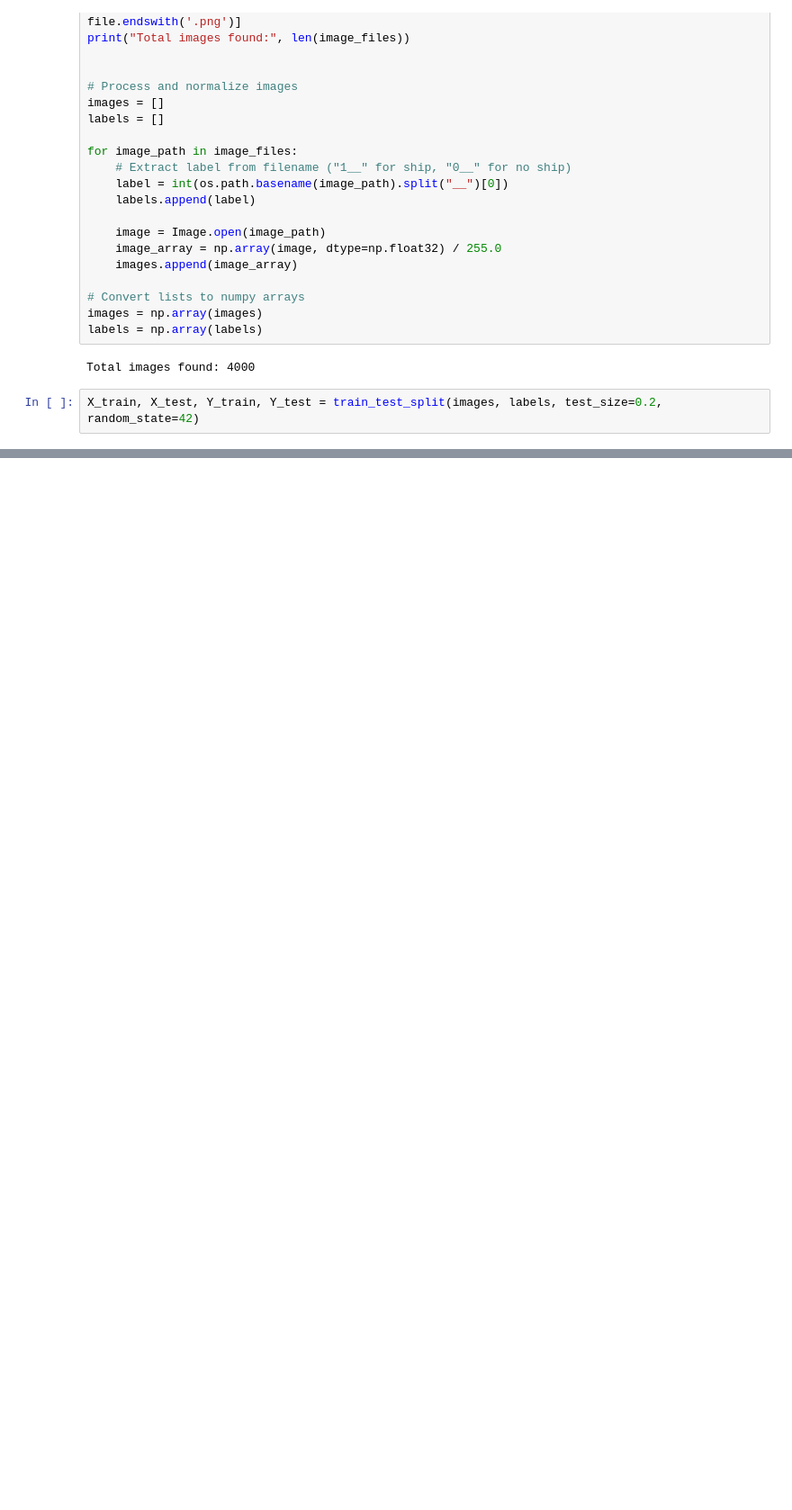
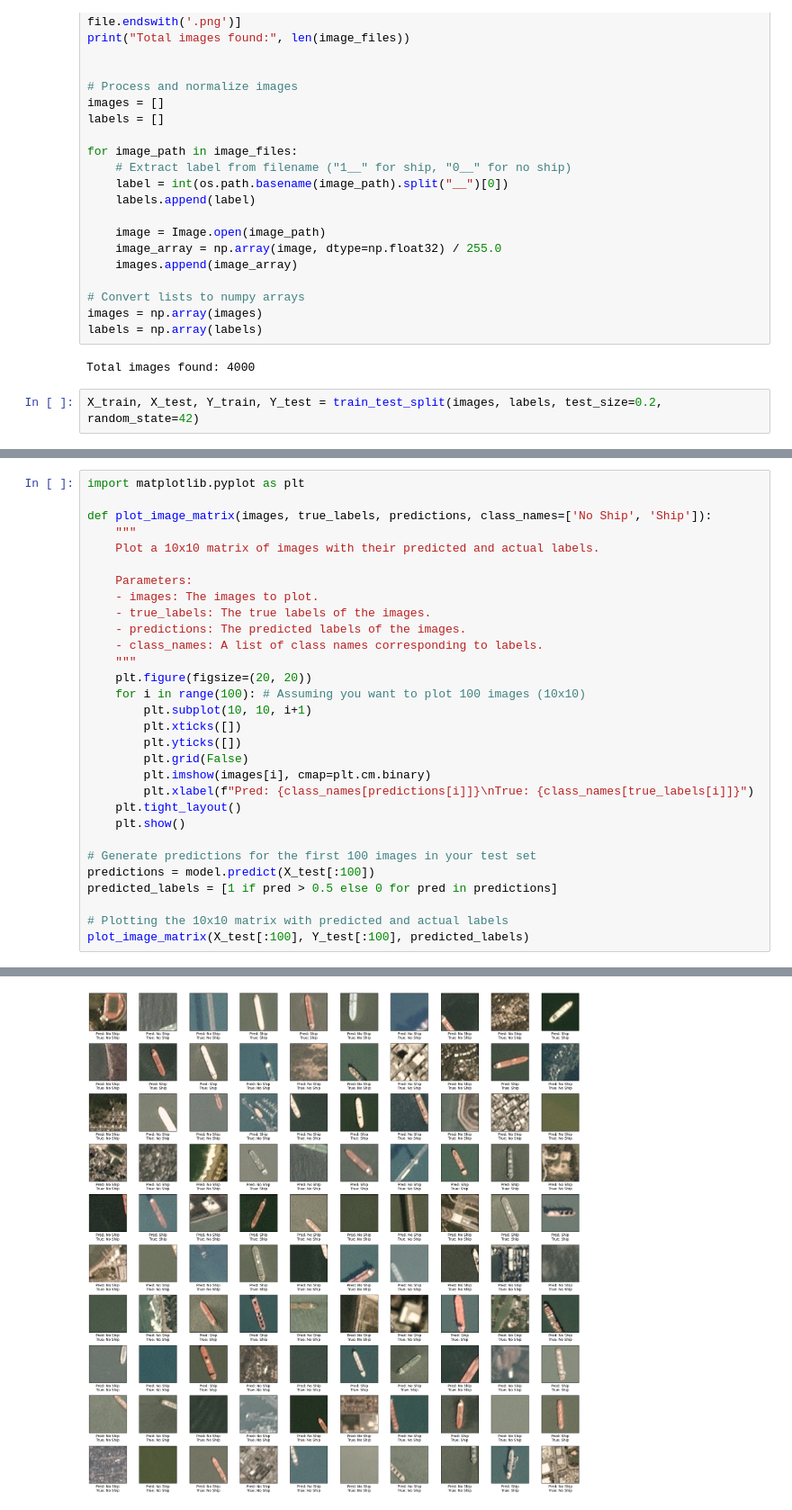
Before and after one commit to petdalh/sattelite-ship-image-classification, a Jupyter notebook: main.ipynb, the cells around one changed output, grey strips where cells are left out. Shown at 90% size. Drawn from its saved outputs; the diff is of its cells as text; blank space fills up the shorter version.

Commit message:
images of wrong predictions

```diff
--- a/main.ipynb
+++ b/main.ipynb
@@ -104,0 +105,31 @@ Test accuracy: 0.9662500023841858
+# %%
+import matplotlib.pyplot as plt
+
+def plot_image_matrix(images, true_labels, predictions, class_names=['No Ship', 'Ship']):
+    """
+    Plot a 10x10 matrix of images with their predicted and actual labels.
+
+    Parameters:
+    - images: The images to plot.
+    - true_labels: The true labels of the images.
+    - predictions: The predicted labels of the images.
+    - class_names: A list of class names corresponding to labels.
+    """
+    plt.figure(figsize=(20, 20))
+    for i in range(100): # Assuming you want to plot 100 images (10x10)
+        plt.subplot(10, 10, i+1)
+        plt.xticks([])
+        plt.yticks([])
+        plt.grid(False)
+        plt.imshow(images[i], cmap=plt.cm.binary)
+        plt.xlabel(f"Pred: {class_names[predictions[i]]}\nTrue: {class_names[true_labels[i]]}")
+    plt.tight_layout()
+    plt.show()
+
+# Generate predictions for the first 100 images in your test set
+predictions = model.predict(X_test[:100])
+predicted_labels = [1 if pred > 0.5 else 0 for pred in predictions]
+
+# Plotting the 10x10 matrix with predicted and actual labels
+plot_image_matrix(X_test[:100], Y_test[:100], predicted_labels)
+# %% [output]
@@ -104,0 +137 @@ Test accuracy: 0.9662500023841858
+[figure, added]
```
Also changed, not shown: parts of 5 cells of this notebook.
